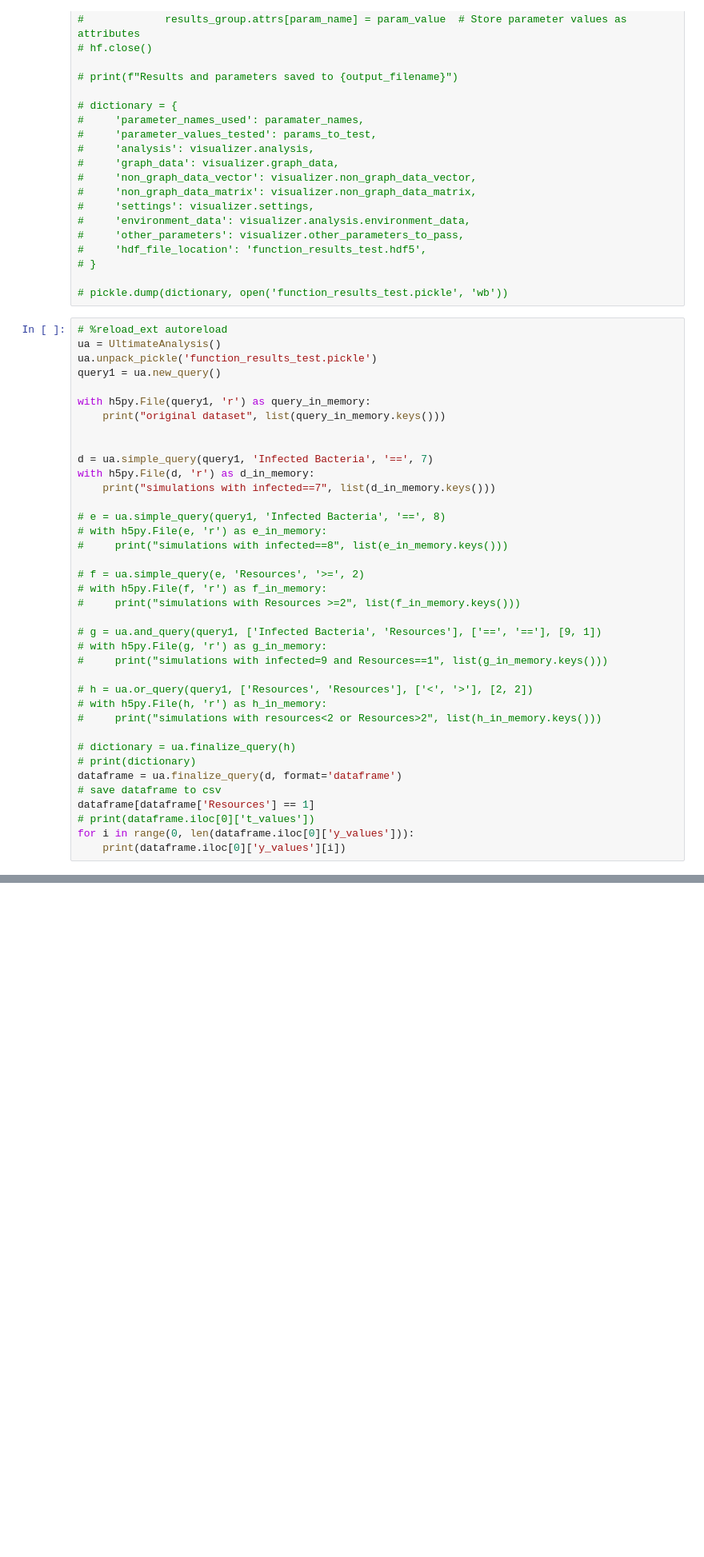
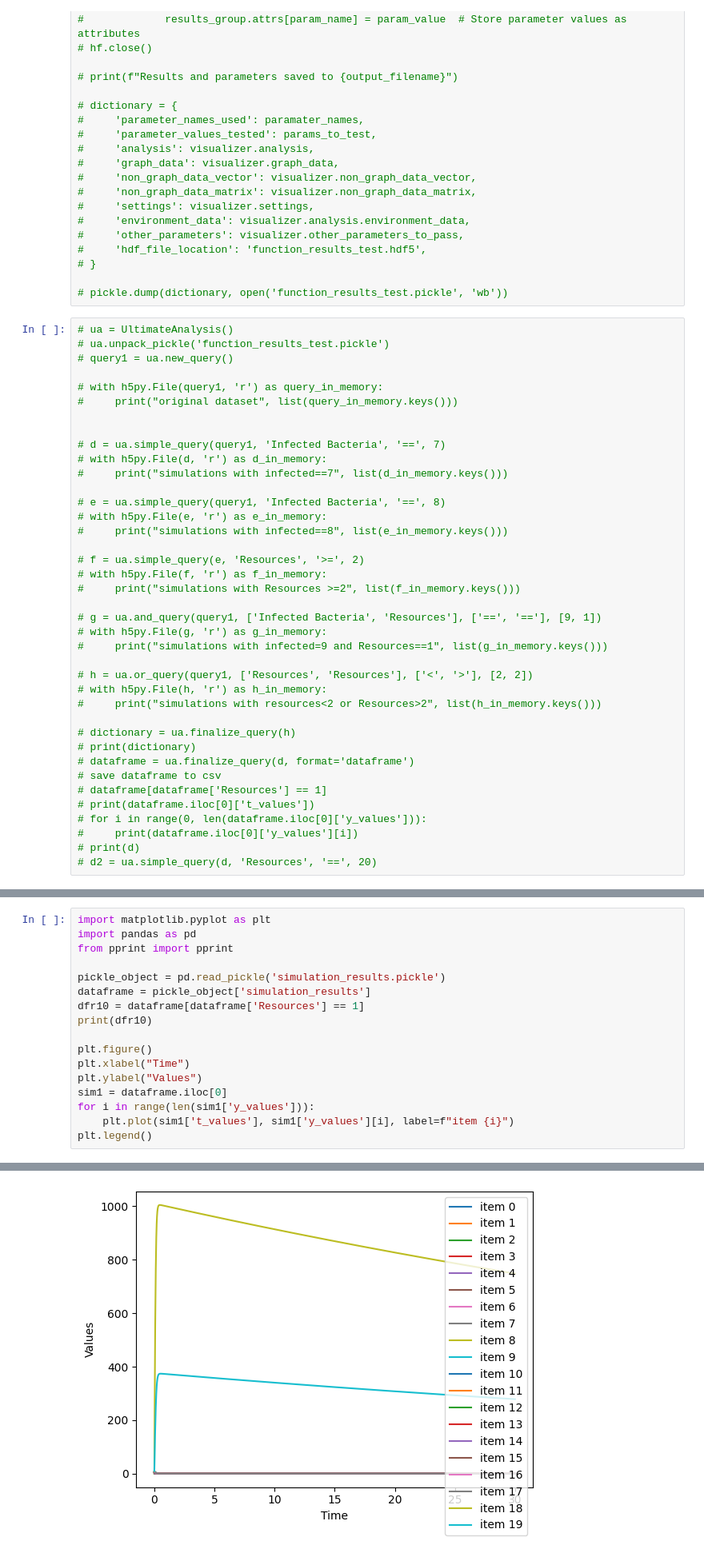
Before and after one commit to BiggusVickus/Master-Thesis, a Jupyter notebook: Untitled-1.ipynb, the cells around one changed output, grey strips where cells are left out. Shown at 80% size. Saved outputs shown, nothing was run; the diff lists cells and outputs as text; blank space fills up the shorter version.

Commit message:
update code for analyzing pickle data

```diff
--- a/Untitled-1.ipynb
+++ b/Untitled-1.ipynb
@@ -183,18 +183,17 @@ visualizer.add_other_parameters(phage_nodes, bacteria_nodes, resource_nodes, int
 
 # pickle.dump(dictionary, open('function_results_test.pickle', 'wb'))
 # %%
-# %reload_ext autoreload
-ua = UltimateAnalysis()
-ua.unpack_pickle('function_results_test.pickle')
-query1 = ua.new_query()
+# ua = UltimateAnalysis()
+# ua.unpack_pickle('function_results_test.pickle')
+# query1 = ua.new_query()
 
-with h5py.File(query1, 'r') as query_in_memory:
-    print("original dataset", list(query_in_memory.keys()))
+# with h5py.File(query1, 'r') as query_in_memory:
+#     print("original dataset", list(query_in_memory.keys()))
 
 
-d = ua.simple_query(query1, 'Infected Bacteria', '==', 7)
-with h5py.File(d, 'r') as d_in_memory:
-    print("simulations with infected==7", list(d_in_memory.keys()))
+# d = ua.simple_query(query1, 'Infected Bacteria', '==', 7)
+# with h5py.File(d, 'r') as d_in_memory:
+#     print("simulations with infected==7", list(d_in_memory.keys()))
 
 # e = ua.simple_query(query1, 'Infected Bacteria', '==', 8)
 # with h5py.File(e, 'r') as e_in_memory:
@@ -214,9 +213,11 @@ with h5py.File(d, 'r') as d_in_memory:
 
 # dictionary = ua.finalize_query(h)
 # print(dictionary)
-dataframe = ua.finalize_query(d, format='dataframe')
+# dataframe = ua.finalize_query(d, format='dataframe')
 # save dataframe to csv
-dataframe[dataframe['Resources'] == 1]
+# dataframe[dataframe['Resources'] == 1]
 # print(dataframe.iloc[0]['t_values'])
-for i in range(0, len(dataframe.iloc[0]['y_values'])):
-    print(dataframe.iloc[0]['y_values'][i])
+# for i in range(0, len(dataframe.iloc[0]['y_values'])):
+#     print(dataframe.iloc[0]['y_values'][i])
+# print(d)
+# d2 = ua.simple_query(d, 'Resources', '==', 20)
@@ -280,0 +224,18 @@ d2 = ua.simple_query(d, 'Resources', '==', 20)
+# %%
+import matplotlib.pyplot as plt
+import pandas as pd
+from pprint import pprint
+
+pickle_object = pd.read_pickle('simulation_results.pickle')
+dataframe = pickle_object['simulation_results']
+dfr10 = dataframe[dataframe['Resources'] == 1]
+print(dfr10)
+
+plt.figure()
+plt.xlabel("Time")
+plt.ylabel("Values")
+sim1 = dataframe.iloc[0]
+for i in range(len(sim1['y_values'])):
+    plt.plot(sim1['t_values'], sim1['y_values'][i], label=f"item {i}")
+plt.legend()
+# %% [output]
@@ -280,0 +260 @@ d2 = ua.simple_query(d, 'Resources', '==', 20)
+[figure, added]
```
Also changed, not shown: parts of 4 cells of this notebook.
